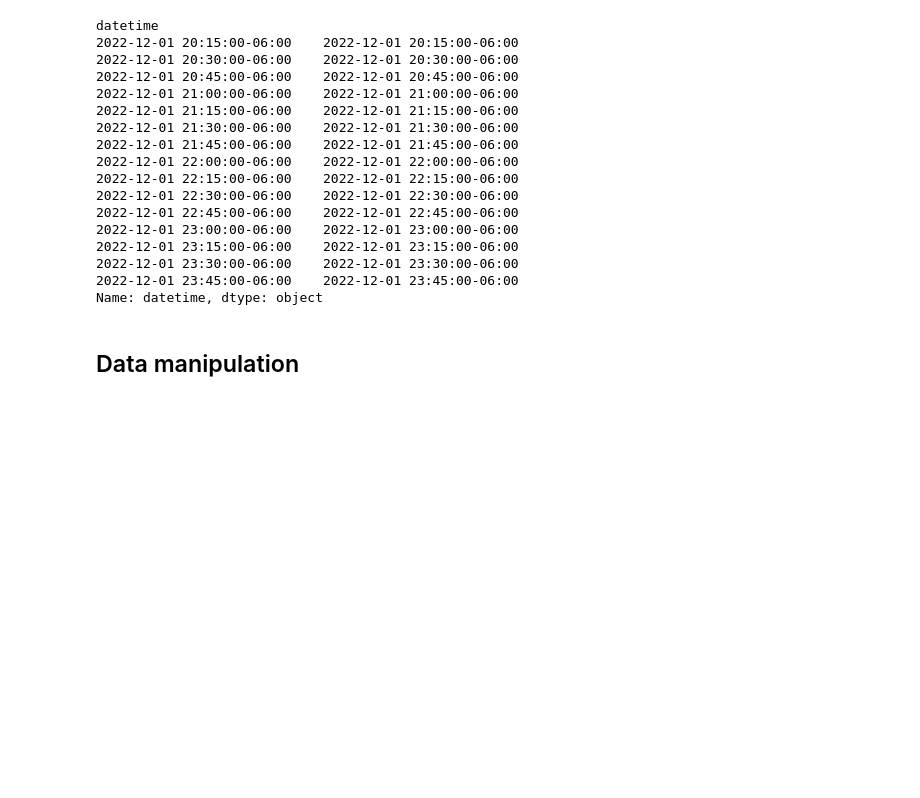
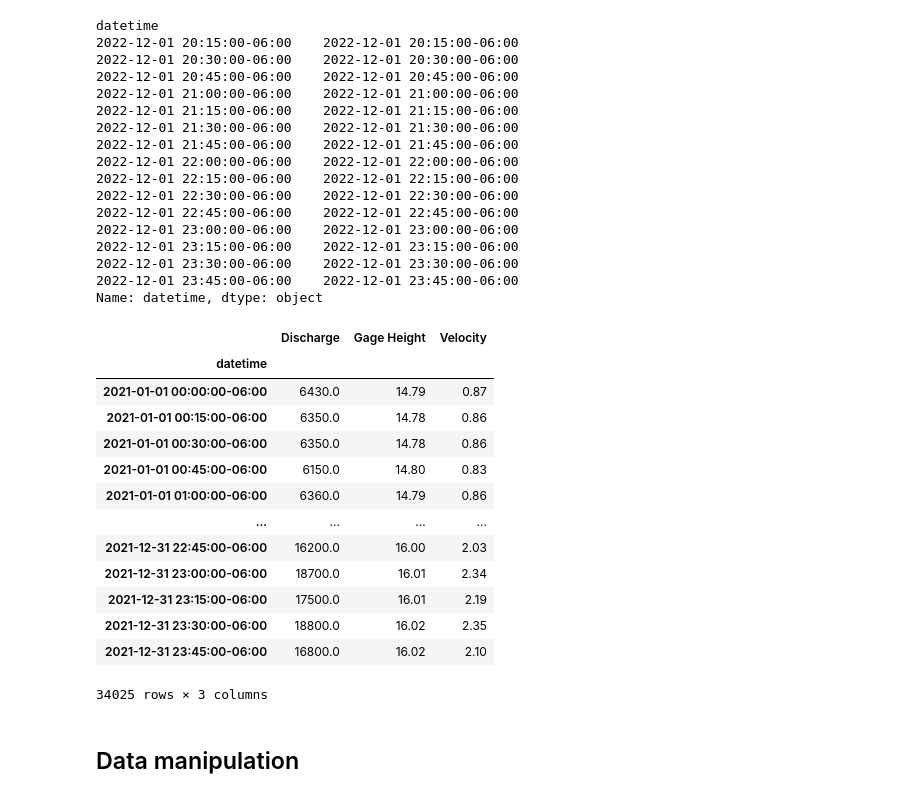
Before and after one commit to mikafur32/Hysterisis-ML-Modeling, a Jupyter notebook: LSTM Lag V2.ipynb, the cells around one changed output. Drawn from its saved outputs; the diff is of its cells as text; code cells hidden in the pictures; blank space fills up the shorter version.

```diff
--- a/LSTM Lag V2.ipynb
+++ b/LSTM Lag V2.ipynb
@@ -65,3 +65,20 @@ test = df['2021':'2022'] # Year of 2022
+# %%
+test
+# %% [output]
+|  | Discharge | Gage Height | Velocity |
+| datetime |  |  |  |
+| 2021-01-01 00:00:00-06:00 | 6430.0 | 14.79 | 0.87 |
+| 2021-01-01 00:15:00-06:00 | 6350.0 | 14.78 | 0.86 |
+| 2021-01-01 00:30:00-06:00 | 6350.0 | 14.78 | 0.86 |
+| 2021-01-01 00:45:00-06:00 | 6150.0 | 14.80 | 0.83 |
+| 2021-01-01 01:00:00-06:00 | 6360.0 | 14.79 | 0.86 |
+| ... | ... | ... | ... |
+| 2021-12-31 22:45:00-06:00 | 16200.0 | 16.00 | 2.03 |
+| 2021-12-31 23:00:00-06:00 | 18700.0 | 16.01 | 2.34 |
+| 2021-12-31 23:15:00-06:00 | 17500.0 | 16.01 | 2.19 |
+| 2021-12-31 23:30:00-06:00 | 18800.0 | 16.02 | 2.35 |
+| 2021-12-31 23:45:00-06:00 | 16800.0 | 16.02 | 2.10 |
+34025 rows × 3 columns
 # %%
 # We do not want to be training with the discharge we are attempting to replace
 trainx_prescale = train.drop("Discharge", axis= 1)
```
Also changed, not shown: parts of 17 cells of this notebook, 4 other files.
